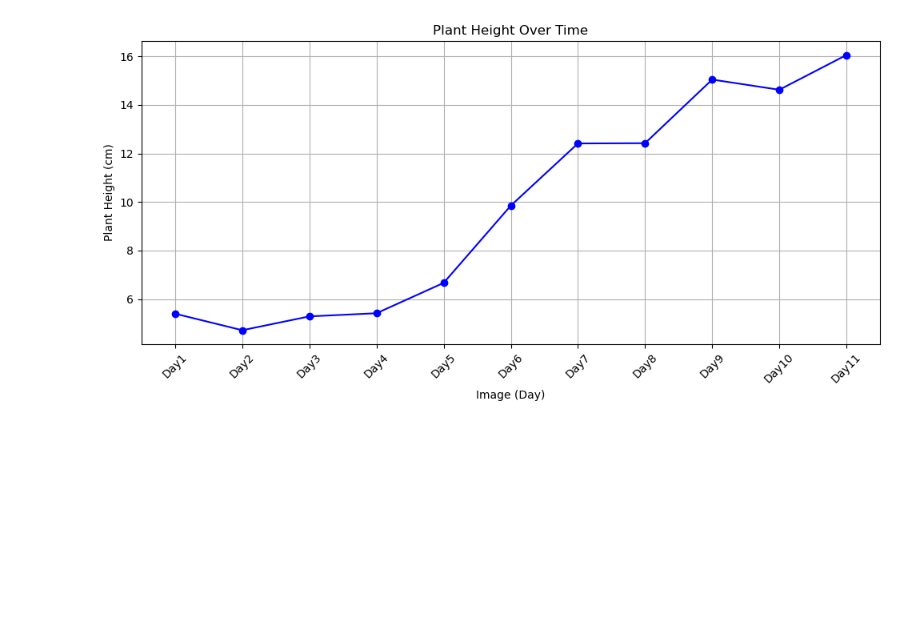
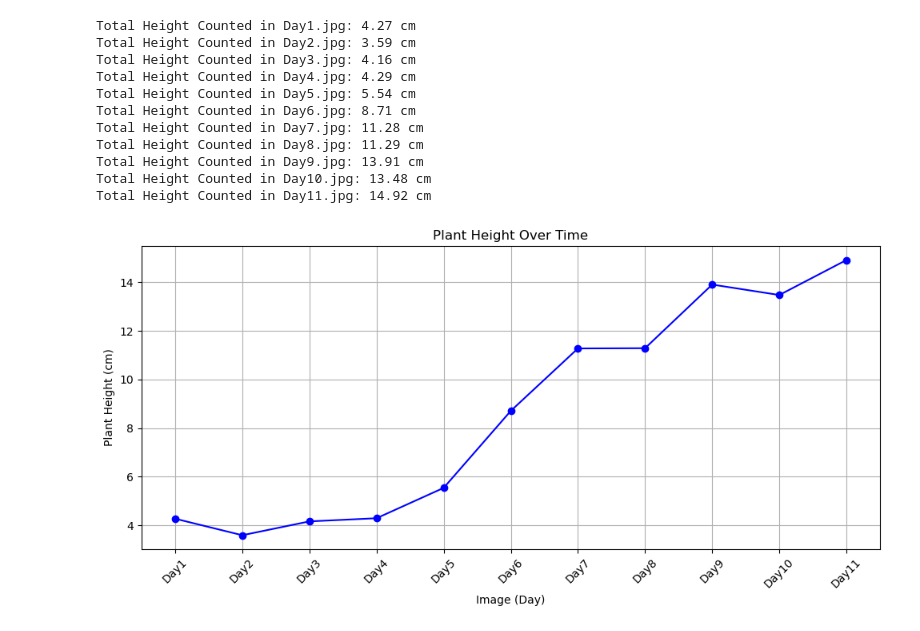
Before and after one commit to DuminduMalinga/Plant_Growth, a Jupyter notebook: Plant_Height_Chart.ipynb, the cells around one changed output. Cells and saved outputs as stored; diff of their text form; code cells hidden in the pictures; blank space fills up the shorter version.

Commit message:
Displaying_height

```diff
--- a/Plant_Height_Chart.ipynb
+++ b/Plant_Height_Chart.ipynb
@@ -24,10 +24,11 @@ image_files = sorted(
 heights_cm = []
 image_names = []
 
+# Function to calculate plant height
 def get_plant_height(image_path):
     image = cv2.imread(image_path)
     if image is None:
-        print(f"❌ Could not read image: {image_path}")
+        print(f"Could not read image: {image_path}")
         return 0
 
     gray = cv2.cvtColor(image, cv2.COLOR_BGR2GRAY)
@@ -37,32 +38,45 @@ def get_plant_height(image_path):
     cleaned = cv2.morphologyEx(binary, cv2.MORPH_OPEN, kernel, iterations=2)
 
     contours, _ = cv2.findContours(cleaned, cv2.RETR_EXTERNAL, cv2.CHAIN_APPROX_SIMPLE)
 
     if not contours:
         return 0
 
     _, _, _, h = cv2.boundingRect(np.vstack(contours))
     return h * PIXEL_TO_CM  # Convert to cm
 
 # Analyze all images
 for img_file in image_files:
     img_path = os.path.join(image_folder, img_file)
-    height_cm = get_plant_height(img_path)
+    height_cm = max(get_plant_height(img_path) - 1.13, 0)  # reduce the cup  size
     heights_cm.append(round(height_cm, 2))
     image_names.append(os.path.splitext(img_file)[0])
+    print(f'Total Height Counted in {img_file}: {height_cm:.2f} cm')
+
 
 # Plotting the plant height chart
 if heights_cm:
     plt.figure(figsize=(10, 5))
     plt.plot(image_names, heights_cm, marker='o', color='blue', linestyle='-')
     plt.xlabel("Image (Day)")
     plt.ylabel("Plant Height (cm)")
     plt.title("Plant Height Over Time")
     plt.xticks(rotation=45)
     plt.grid(True)
     plt.tight_layout()
     plt.show()
 else:
     print("No valid images or heights found.")
 # %% [output]
+Total Height Counted in Day1.jpg: 4.27 cm
+Total Height Counted in Day2.jpg: 3.59 cm
+Total Height Counted in Day3.jpg: 4.16 cm
+Total Height Counted in Day4.jpg: 4.29 cm
+Total Height Counted in Day5.jpg: 5.54 cm
+Total Height Counted in Day6.jpg: 8.71 cm
+Total Height Counted in Day7.jpg: 11.28 cm
+Total Height Counted in Day8.jpg: 11.29 cm
+Total Height Counted in Day9.jpg: 13.91 cm
+Total Height Counted in Day10.jpg: 13.48 cm
+Total Height Counted in Day11.jpg: 14.92 cm
-[figure, old version]
+[figure, new version]
```
